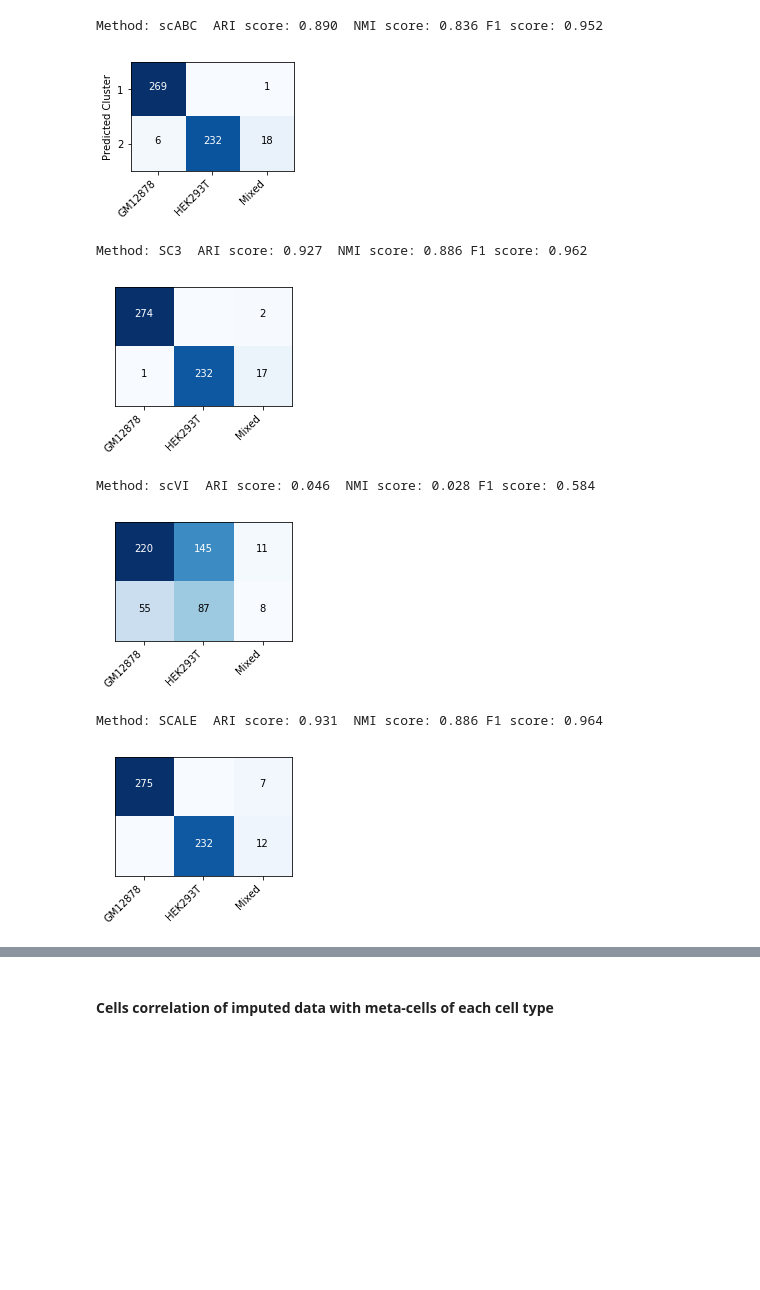
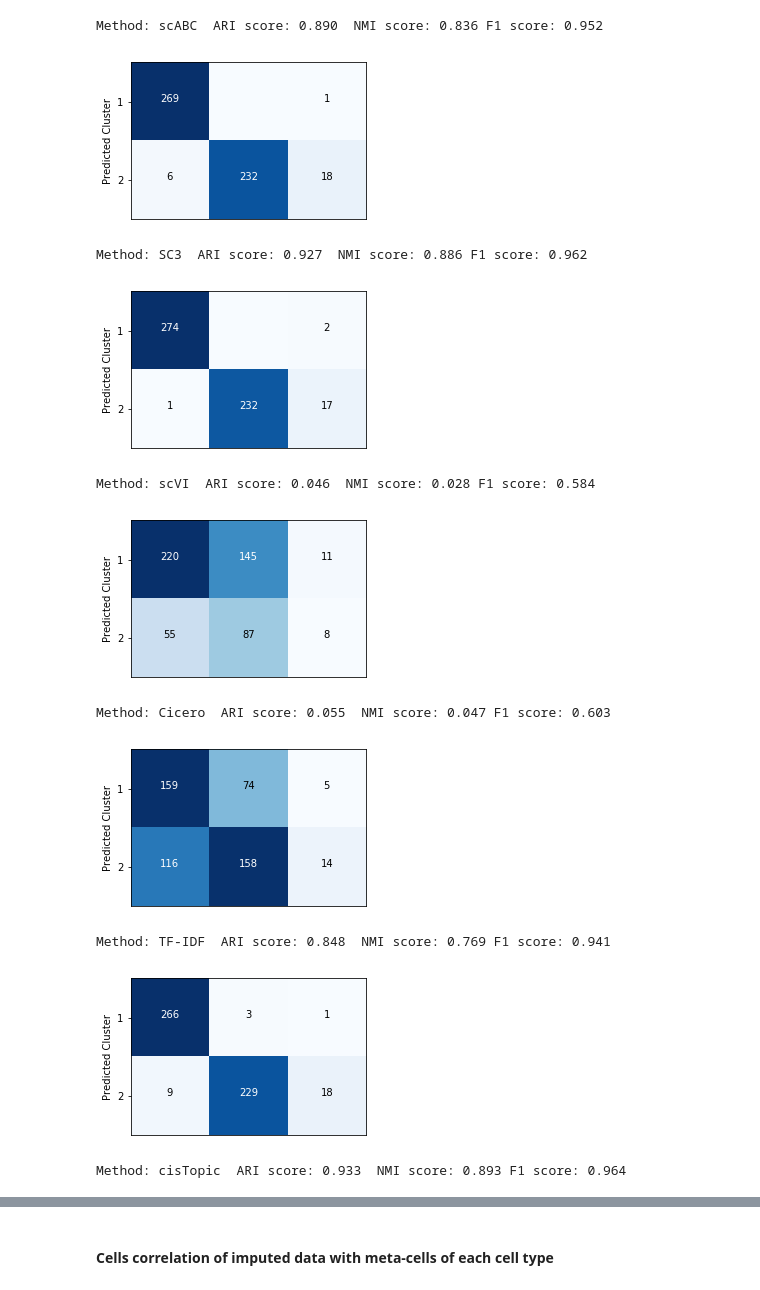
Before and after one commit to jsxlei/Source_Data, a Jupyter notebook: GM12878vsHEK/GM12878vsHEK.ipynb, the cells around one changed output, grey strips where cells are left out. Drawn from its saved outputs; the diff is of its cells as text; code cells hidden in the pictures; blank space fills up the shorter version.

```diff
--- a/GM12878vsHEK/GM12878vsHEK.ipynb
+++ b/GM12878vsHEK/GM12878vsHEK.ipynb
@@ -26,0 +30,9 @@ different color representing ground truth cell types
+# %%
+for method in ['raw', 'pca', 'scvi', 'cicero', 'tfidf', 'cisTopic', 'scale']:
+    emb = np.loadtxt(out_dir+'{}_emb.txt'.format(method))
+    if method != 'scale':
+        show_legend=False
+    else:
+        show_legend=True
+    plot_embedding(emb, y, classes, show_legend=show_legend, markersize=4,
+                   save_emb='tsne/{}_emb.txt'.format(method), save='tsne/{}_emb.pdf')
@@ -57,31 +67,38 @@ from sklearn.metrics import confusion_matrix, adjusted_rand_score, normalized_mu
 # %%
 scABC_pred, _ = read_labels(out_dir+'scABC_predict.txt')
 SC3_pred, _ = read_labels(out_dir+'SC3_predict.txt')
 scVI_pred, _ = read_labels(out_dir+'scVI_predict.txt')
+cisTopic_pred, _ = read_labels(out_dir+'cisTopic_predict.txt')
+Cicero_pred, _ = read_labels(out_dir+'Cicero_predict.txt')
+tfidf_pred, _ = read_labels(out_dir+'tfidf_clusters.txt')
 scale_pred, pred_classes = read_labels(out_dir+'cluster_assignments.txt')
 
 show_yticks = True
-methods = ['scABC', 'SC3', 'scVI', 'SCALE']
-for pred, method in zip([scABC_pred, SC3_pred, scVI_pred, scale_pred], methods):
+methods = ['scABC', 'SC3', 'scVI', 'Cicero', 'TF-IDF', 'cisTopic', 'SCALE']
+for pred, method in zip([scABC_pred, SC3_pred, scVI_pred, Cicero_pred, tfidf_pred, cisTopic_pred, scale_pred], methods):
     pred = reassign_cluster_with_ref(pred, ref)
     ari = adjusted_rand_score(ref, pred)
     nmi = normalized_mutual_info_score(ref, pred)
     f1 = f1_score(ref, pred, average='micro')
-
     pred = le.inverse_transform(pred)
     cm = confusion_matrix(pred, y, labels=classes)
 
+    if method == 'SCALE':
+        show_xticks=True
+    else:
+        show_xticks=False
     print("Method: {}  ARI score: {:.3f}  NMI score: {:.3f} F1 score: {:.3f}".format(method, ari, nmi, f1))
-
-    plot_confusion_matrix(cm[:2], classes, pred_classes+1, title='', normalize=False, figsize=(3,3), show_cbar=False,
-                          show_xticks=True, show_yticks=show_yticks, save='confusion_matrix/'+method+'.pdf')
-    show_yticks = False
+    plot_confusion_matrix(cm[:2], classes, pred_classes+1, title='', normalize=False, figsize=(4,4), show_cbar=False,
+                          show_xticks=show_xticks, show_yticks=True, save='confusion_matrix/'+method+'.pdf')
 # %% [output]
 Method: scABC  ARI score: 0.890  NMI score: 0.836 F1 score: 0.952
-[figure, old version]
+[figure, new version]
 Method: SC3  ARI score: 0.927  NMI score: 0.886 F1 score: 0.962
-[figure, old version]
+[figure, new version]
 Method: scVI  ARI score: 0.046  NMI score: 0.028 F1 score: 0.584
-[figure, old version]
+[figure, new version]
-Method: SCALE  ARI score: 0.931  NMI score: 0.886 F1 score: 0.964
+Method: Cicero  ARI score: 0.055  NMI score: 0.047 F1 score: 0.603
-[figure, old version]
+[figure, new version]
+Method: TF-IDF  ARI score: 0.848  NMI score: 0.769 F1 score: 0.941
+[figure, added]
+Method: cisTopic  ARI score: 0.933  NMI score: 0.893 F1 score: 0.964
```
Also changed, not shown: parts of 40 cells of this notebook, 6 other files.
